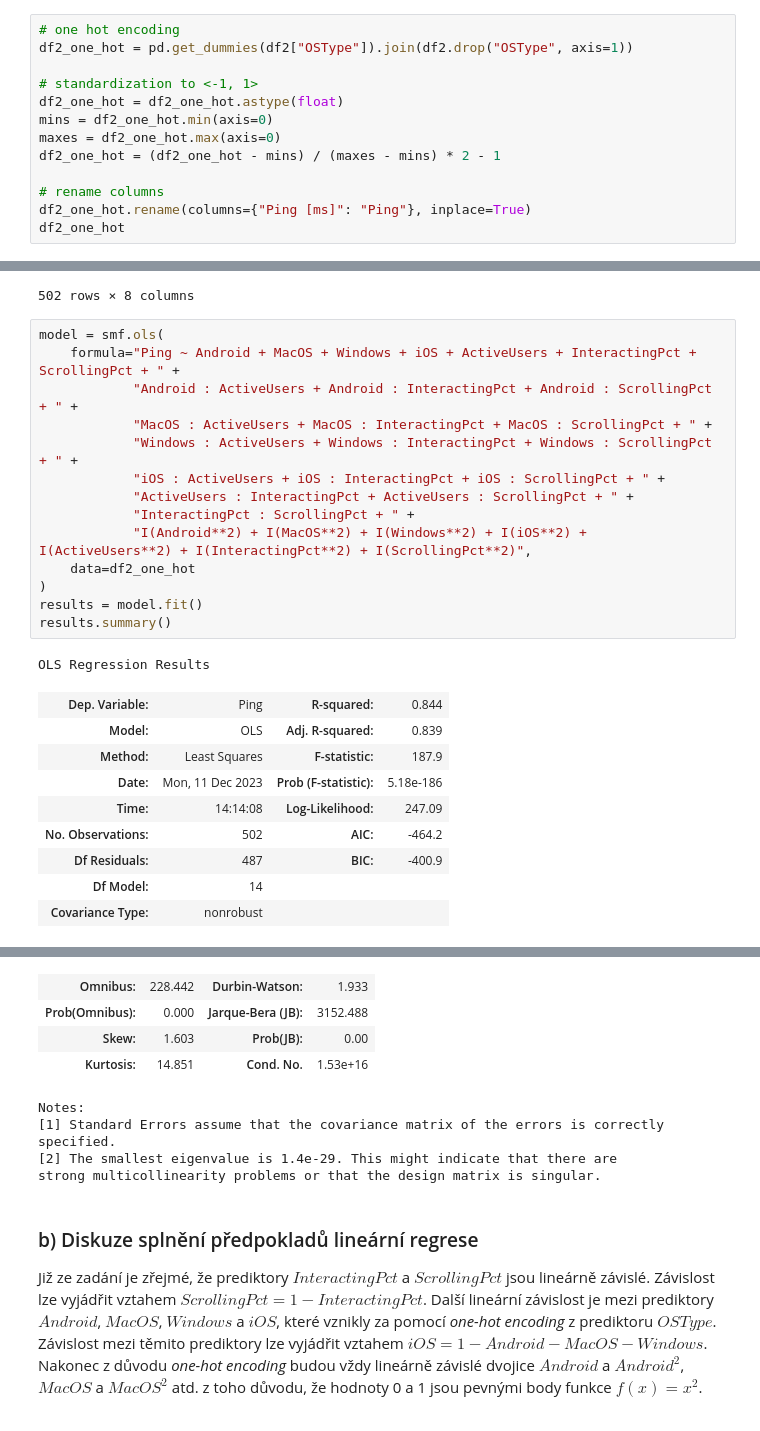
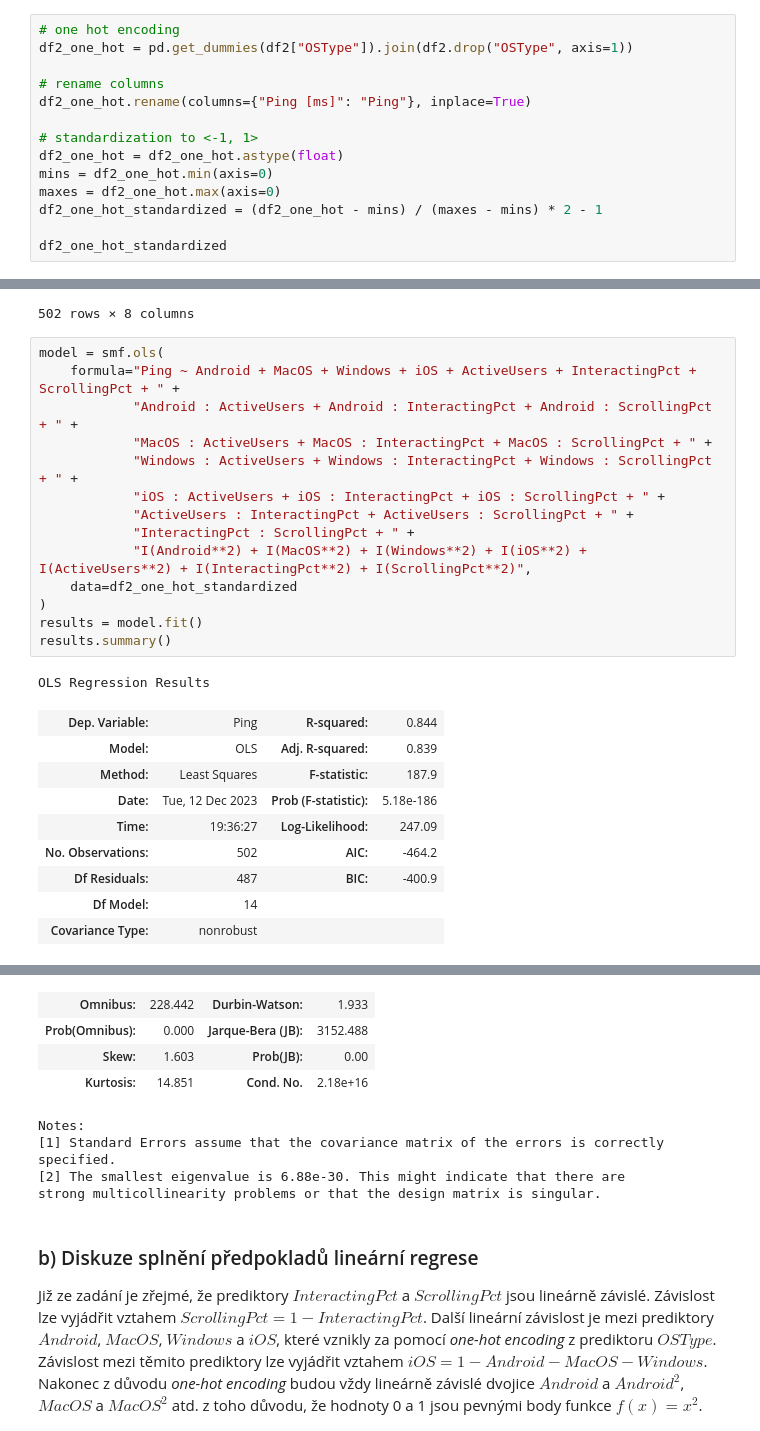
Before and after one commit to xmihol00/MSP, a Jupyter notebook: proj2/proj2.ipynb, the cells around one changed output, grey strips where cells are left out. Saved outputs shown, nothing was run; the diff lists cells and outputs as text.

```diff
--- a/proj2/proj2.ipynb
+++ b/proj2/proj2.ipynb
@@ -224,16 +224,17 @@ Nakonec data standardizujeme do rozsahu $\langle-1, 1 \rangle$, abychom se vyvar
 # %%
 # one hot encoding
 df2_one_hot = pd.get_dummies(df2["OSType"]).join(df2.drop("OSType", axis=1))
+
+# rename columns
+df2_one_hot.rename(columns={"Ping [ms]": "Ping"}, inplace=True)
 
 # standardization to <-1, 1>
 df2_one_hot = df2_one_hot.astype(float)
 mins = df2_one_hot.min(axis=0)
 maxes = df2_one_hot.max(axis=0)
-df2_one_hot = (df2_one_hot - mins) / (maxes - mins) * 2 - 1
+df2_one_hot_standardized = (df2_one_hot - mins) / (maxes - mins) * 2 - 1
 
-# rename columns
-df2_one_hot.rename(columns={"Ping [ms]": "Ping"}, inplace=True)
-df2_one_hot
+df2_one_hot_standardized
 # %% [output]
 |  | Android | MacOS | Windows | iOS | ActiveUsers | InteractingPct | ScrollingPct | Ping |
 | 0 | -1.0 | -1.0 | -1.0 | 1.0 | -0.191837 | 0.658752 | -0.658752 | -0.088608 |
@@ -251,24 +252,24 @@ df2_one_hot
 # %%
 model = smf.ols(
     formula="Ping ~ Android + MacOS + Windows + iOS + ActiveUsers + InteractingPct + ScrollingPct + " +
             "Android : ActiveUsers + Android : InteractingPct + Android : ScrollingPct + " +
             "MacOS : ActiveUsers + MacOS : InteractingPct + MacOS : ScrollingPct + " +
             "Windows : ActiveUsers + Windows : InteractingPct + Windows : ScrollingPct + " +
             "iOS : ActiveUsers + iOS : InteractingPct + iOS : ScrollingPct + " +
             "ActiveUsers : InteractingPct + ActiveUsers : ScrollingPct + " +
             "InteractingPct : ScrollingPct + " +
             "I(Android**2) + I(MacOS**2) + I(Windows**2) + I(iOS**2) + I(ActiveUsers**2) + I(InteractingPct**2) + I(ScrollingPct**2)",
-    data=df2_one_hot
+    data=df2_one_hot_standardized
 )
 results = model.fit()
 results.summary()
 # %% [output]
 OLS Regression Results
 | Dep. Variable: | Ping | R-squared: | 0.844 |
 | Model: | OLS | Adj. R-squared: | 0.839 |
 | Method: | Least Squares | F-statistic: | 187.9 |
-| Date: | Mon, 11 Dec 2023 | Prob (F-statistic): | 5.18e-186 |
-| Time: | 14:14:08 | Log-Likelihood: | 247.09 |
+| Date: | Tue, 12 Dec 2023 | Prob (F-statistic): | 5.18e-186 |
+| Time: | 19:36:27 | Log-Likelihood: | 247.09 |
 | No. Observations: | 502 | AIC: | -464.2 |
 | Df Residuals: | 487 | BIC: | -400.9 |
 | Df Model: | 14 |  |  |
@@ -292,10 +293,10 @@ OLS Regression Results
 | Omnibus: | 228.442 | Durbin-Watson: | 1.933 |
 | Prob(Omnibus): | 0.000 | Jarque-Bera (JB): | 3152.488 |
 | Skew: | 1.603 | Prob(JB): | 0.00 |
-| Kurtosis: | 14.851 | Cond. No. | 1.53e+16 |
+| Kurtosis: | 14.851 | Cond. No. | 2.18e+16 |
 Notes:
 [1] Standard Errors assume that the covariance matrix of the errors is correctly specified.
-[2] The smallest eigenvalue is 1.4e-29. This might indicate that there are
+[2] The smallest eigenvalue is 6.88e-30. This might indicate that there are
 strong multicollinearity problems or that the design matrix is singular.
 # %% [markdown]
 ### b) Diskuze splnění předpokladů lineární regrese
```
Also changed, not shown: parts of 22 cells of this notebook.
